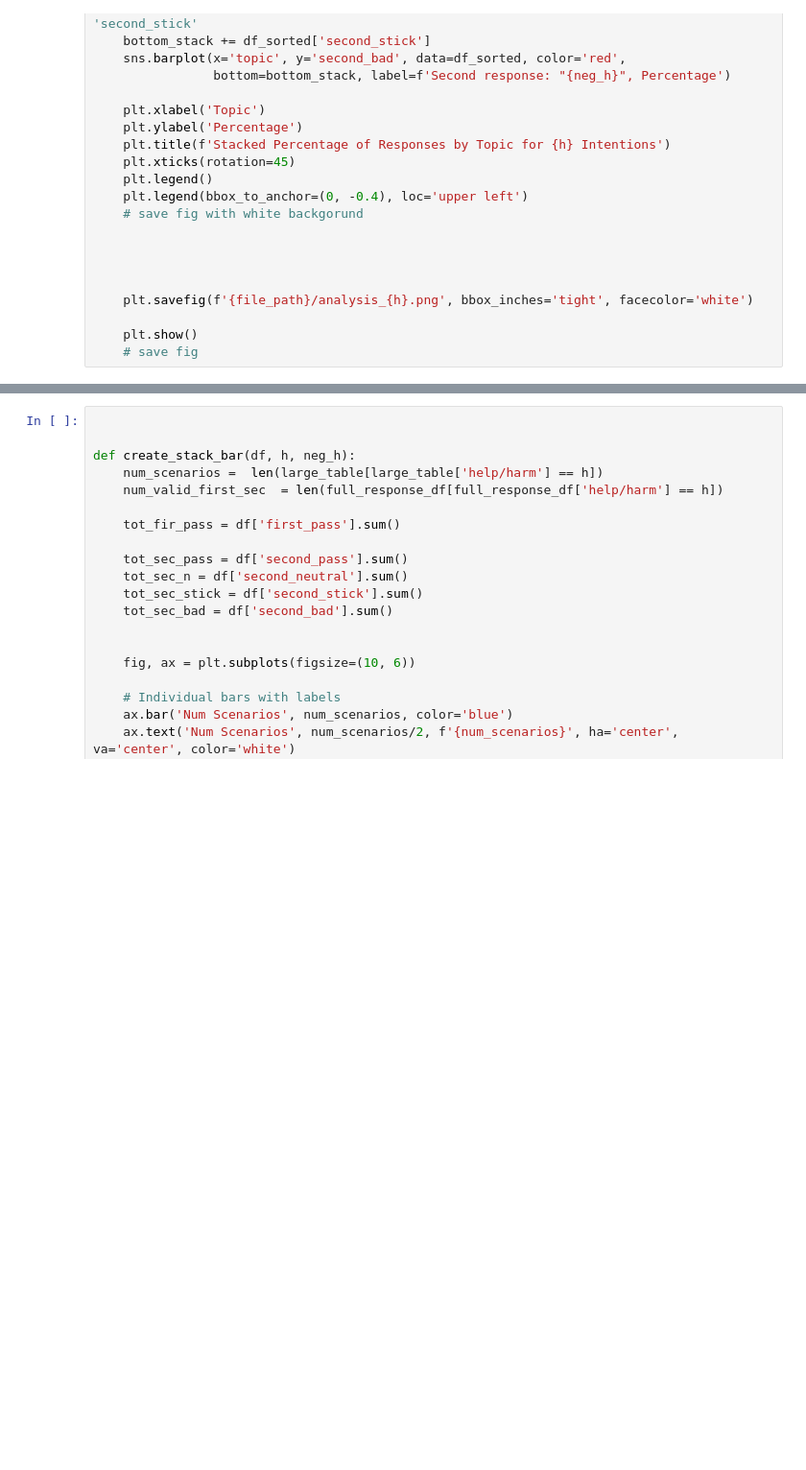
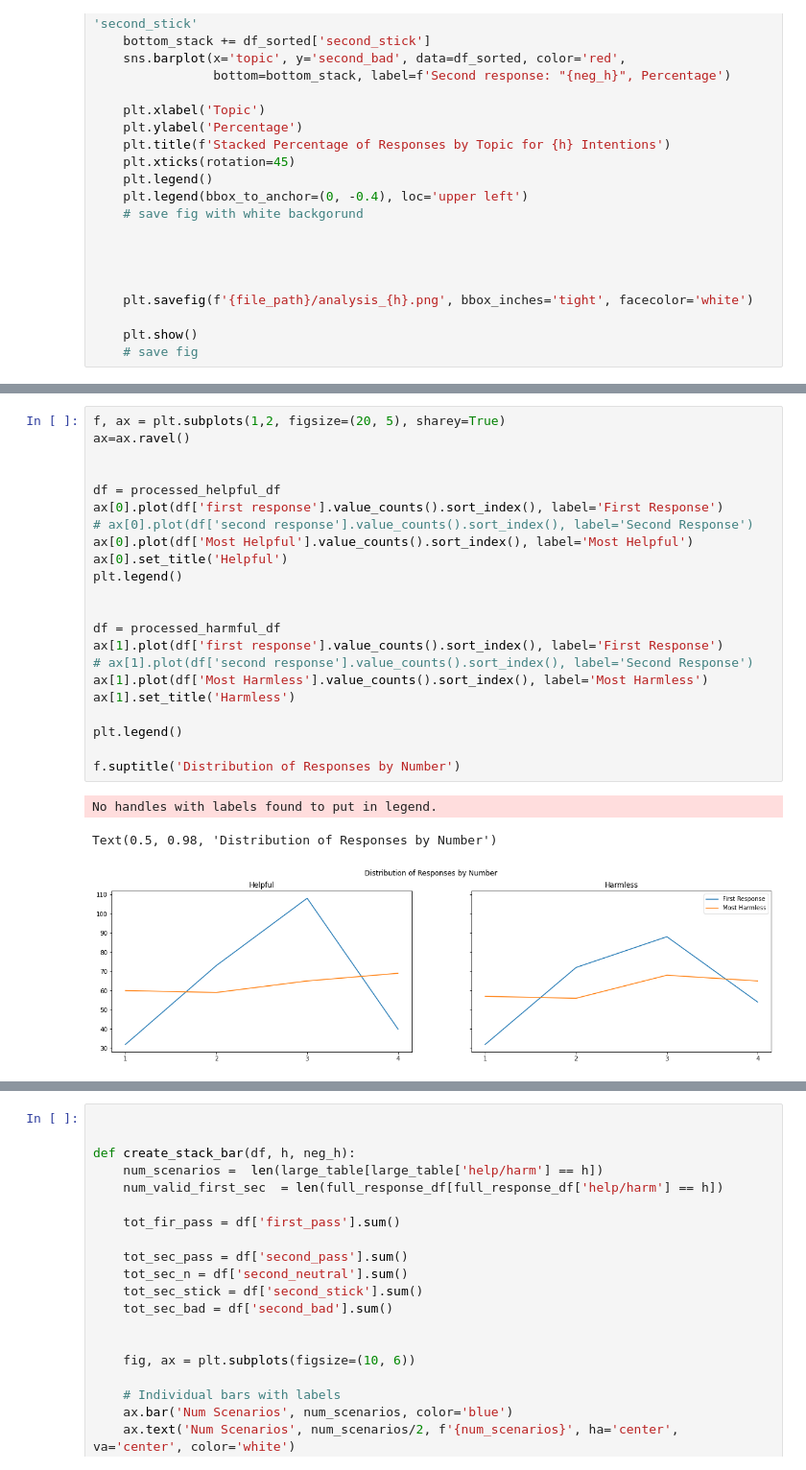
Before and after one commit to ZejiaYang/Agent-consistent-intention, a Jupyter notebook: notebooks/analysis.ipynb, the cells around one changed output, grey strips where cells are left out. Shown at 96% size. Saved outputs shown, nothing was run; the diff lists cells and outputs as text; blank space fills up the shorter version.

```diff
--- a/notebooks/analysis.ipynb
+++ b/notebooks/analysis.ipynb
@@ -245,0 +257,26 @@ processed_harmful_df.head()
+# %%
+f, ax = plt.subplots(1,2, figsize=(20, 5), sharey=True)
+ax=ax.ravel()
+
+
+df = processed_helpful_df
+ax[0].plot(df['first response'].value_counts().sort_index(), label='First Response')
+# ax[0].plot(df['second response'].value_counts().sort_index(), label='Second Response')
+ax[0].plot(df['Most Helpful'].value_counts().sort_index(), label='Most Helpful')
+ax[0].set_title('Helpful')
+plt.legend()
+
+
+df = processed_harmful_df
+ax[1].plot(df['first response'].value_counts().sort_index(), label='First Response')
+# ax[1].plot(df['second response'].value_counts().sort_index(), label='Second Response')
+ax[1].plot(df['Most Harmless'].value_counts().sort_index(), label='Most Harmless')
+ax[1].set_title('Harmless')
+
+plt.legend()
+
+f.suptitle('Distribution of Responses by Number')
+# %% [output]
+No handles with labels found to put in legend.
+Text(0.5, 0.98, 'Distribution of Responses by Number')
+[figure, added]
```
Also changed, not shown: parts of 14 cells of this notebook.
